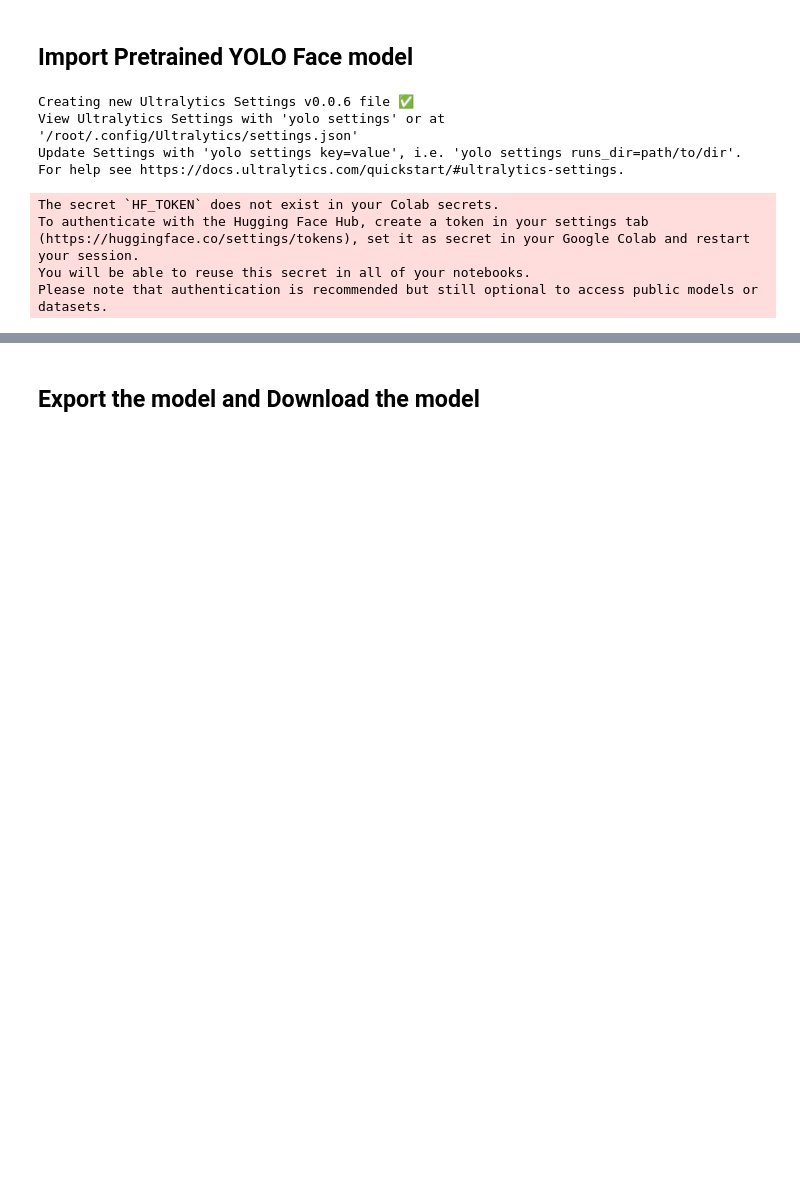
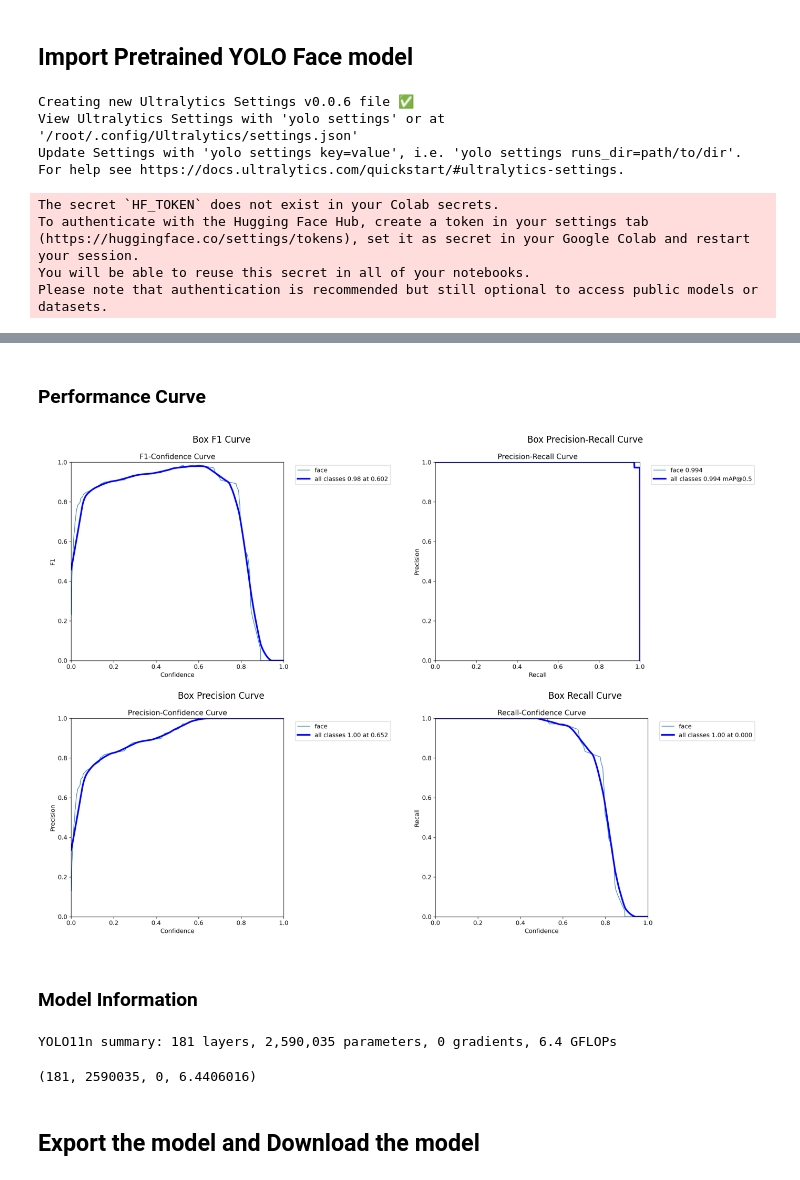
Before and after one commit to yccccc12/YOLOv11n-face-detection, a Jupyter notebook: YOLOv11_Face_FineTuning.ipynb, the cells around one changed output, grey strips where cells are left out. Saved outputs shown, nothing was run; the diff lists cells and outputs as text; code cells hidden in the pictures; blank space fills up the shorter version.

```diff
--- a/YOLOv11_Face_FineTuning.ipynb
+++ b/YOLOv11_Face_FineTuning.ipynb
@@ -93,3 +105,55 @@ Image(filename='/content/runs/train/finetune/results.png')
+# %% [markdown]
+### Performance Curve
+# %%
+import matplotlib.pyplot as plt
+import matplotlib.image as mpimg
+
+# Paths to your curve images (update the folder path if needed)
+f1_path = '/content/runs/train/finetune/BoxF1_curve.png'
+pr_path = '/content/runs/train/finetune/BoxPR_curve.png'
+p_path  = '/content/runs/train/finetune/BoxP_curve.png'
+r_path  = '/content/runs/train/finetune/BoxR_curve.png'
+
+# Load images
+f1_img = mpimg.imread(f1_path)
+pr_img = mpimg.imread(pr_path)
+p_img  = mpimg.imread(p_path)
+r_img  = mpimg.imread(r_path)
+
+# Create 2x2 subplots
+fig, axes = plt.subplots(2, 2, figsize=(14, 10))
+
+# Top-left: F1 Curve
+axes[0, 0].imshow(f1_img)
+axes[0, 0].set_title('Box F1 Curve')
+axes[0, 0].axis('off')
+
+# Top-right: Precision-Recall Curve
+axes[0, 1].imshow(pr_img)
+axes[0, 1].set_title('Box Precision-Recall Curve')
+axes[0, 1].axis('off')
+
+# Bottom-left: Precision Curve
+axes[1, 0].imshow(p_img)
+axes[1, 0].set_title('Box Precision Curve')
+axes[1, 0].axis('off')
+
+# Bottom-right: Recall Curve
+axes[1, 1].imshow(r_img)
+axes[1, 1].set_title('Box Recall Curve')
+axes[1, 1].axis('off')
+
+plt.tight_layout()
+plt.show()
+# %% [output]
+[figure, added]
+# %% [markdown]
+### Model Information
+# %%
+model.info()
+# %% [output]
+YOLO11n summary: 181 layers, 2,590,035 parameters, 0 gradients, 6.4 GFLOPs
+(181, 2590035, 0, 6.4406016)
 # %% [markdown]
 ## Export the model and Download the model
 # %%
```
Also changed, not shown: parts of 14 cells of this notebook.
